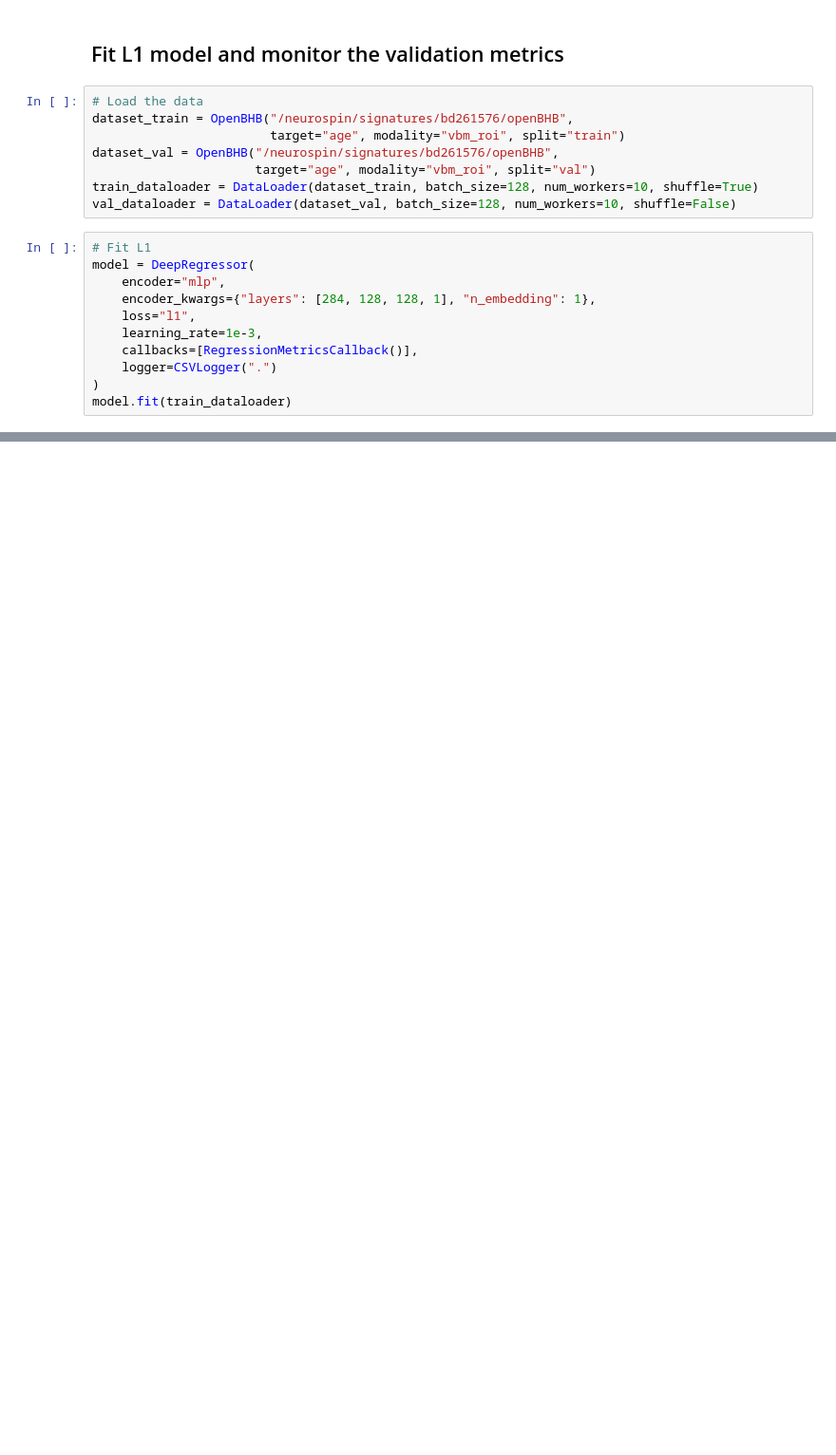
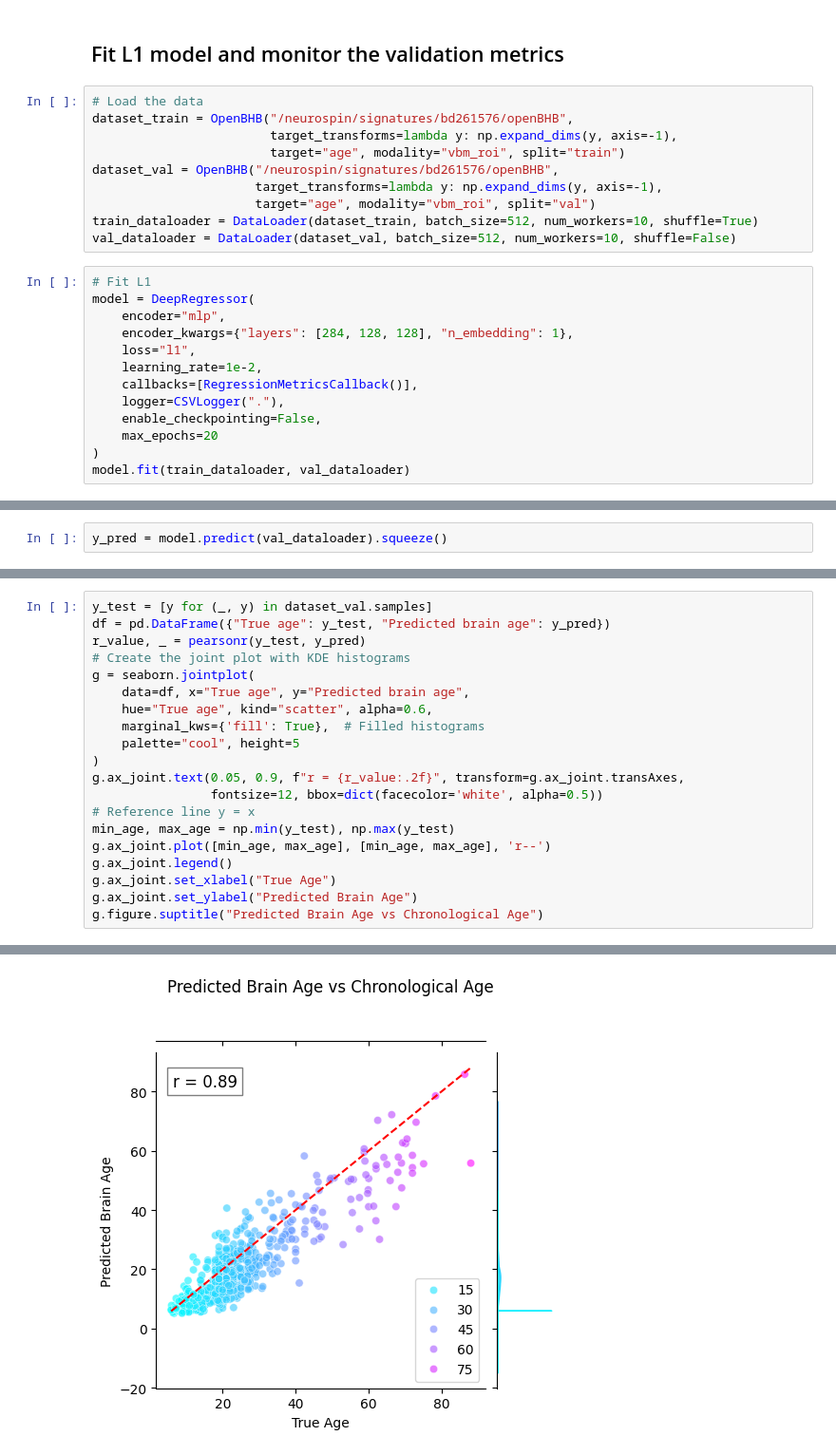
Before and after one commit to neurospin-deepinsight/nidl, a Jupyter notebook: examples/brain_age_openbhb.ipynb, the cells around one changed output, grey strips where cells are left out. Shown: that part at 95% size. Saved outputs shown, nothing was run; the diff lists cells and outputs as text; blank space fills up the shorter version.

Commit message:
brain age regression with NIDL

```diff
--- a/examples/brain_age_openbhb.ipynb
+++ b/examples/brain_age_openbhb.ipynb
@@ -36,21 +36,25 @@ from scipy.stats import pearsonr
 # %%
 # Load the data
 dataset_train = OpenBHB("/neurospin/signatures/bd261576/openBHB",
+                        target_transforms=lambda y: np.expand_dims(y, axis=-1),
                         target="age", modality="vbm_roi", split="train")
 dataset_val = OpenBHB("/neurospin/signatures/bd261576/openBHB",
+                      target_transforms=lambda y: np.expand_dims(y, axis=-1),
                       target="age", modality="vbm_roi", split="val")
-train_dataloader = DataLoader(dataset_train, batch_size=128, num_workers=10, shuffle=True)
-val_dataloader = DataLoader(dataset_val, batch_size=128, num_workers=10, shuffle=False)
+train_dataloader = DataLoader(dataset_train, batch_size=512, num_workers=10, shuffle=True)
+val_dataloader = DataLoader(dataset_val, batch_size=512, num_workers=10, shuffle=False)
 # %%
 # Fit L1
 model = DeepRegressor(
     encoder="mlp",
-    encoder_kwargs={"layers": [284, 128, 128, 1], "n_embedding": 1},
+    encoder_kwargs={"layers": [284, 128, 128], "n_embedding": 1},
     loss="l1",
-    learning_rate=1e-3,
+    learning_rate=1e-2,
     callbacks=[RegressionMetricsCallback()],
-    logger=CSVLogger(".")
+    logger=CSVLogger("."),
+    enable_checkpointing=False,
+    max_epochs=20
 )
-model.fit(train_dataloader)
+model.fit(train_dataloader, val_dataloader)
 # %% [output]
 Trainer will use only 1 of 4 GPUs because it is running inside an interactive / notebook environment. You may try to set `Trainer(devices=4)` but please note that multi-GPU inside interactive / notebo ...
@@ -73,0 +99,2 @@ PicklingError: Can't pickle <function <lambda> at 0x...>: attribute lookup <lamb
+# %%
+y_pred = model.predict(val_dataloader).squeeze()
@@ -73,0 +104,21 @@ PicklingError: Can't pickle <function <lambda> at 0x...>: attribute lookup <lamb
+# %%
+y_test = [y for (_, y) in dataset_val.samples]
+df = pd.DataFrame({"True age": y_test, "Predicted brain age": y_pred})
+r_value, _ = pearsonr(y_test, y_pred)
+# Create the joint plot with KDE histograms
+g = seaborn.jointplot(
+    data=df, x="True age", y="Predicted brain age",
+    hue="True age", kind="scatter", alpha=0.6,
+    marginal_kws={'fill': True},  # Filled histograms
+    palette="cool", height=5
+)
+g.ax_joint.text(0.05, 0.9, f"r = {r_value:.2f}", transform=g.ax_joint.transAxes,
+                fontsize=12, bbox=dict(facecolor='white', alpha=0.5))
+# Reference line y = x
+min_age, max_age = np.min(y_test), np.max(y_test)
+g.ax_joint.plot([min_age, max_age], [min_age, max_age], 'r--')
+g.ax_joint.legend()
+g.ax_joint.set_xlabel("True Age")
+g.ax_joint.set_ylabel("Predicted Brain Age")
+g.figure.suptitle("Predicted Brain Age vs Chronological Age")
+# %% [output]
@@ -73,0 +126 @@ PicklingError: Can't pickle <function <lambda> at 0x...>: attribute lookup <lamb
+[figure, added]
```
Also changed, not shown: parts of 8 cells of this notebook.
